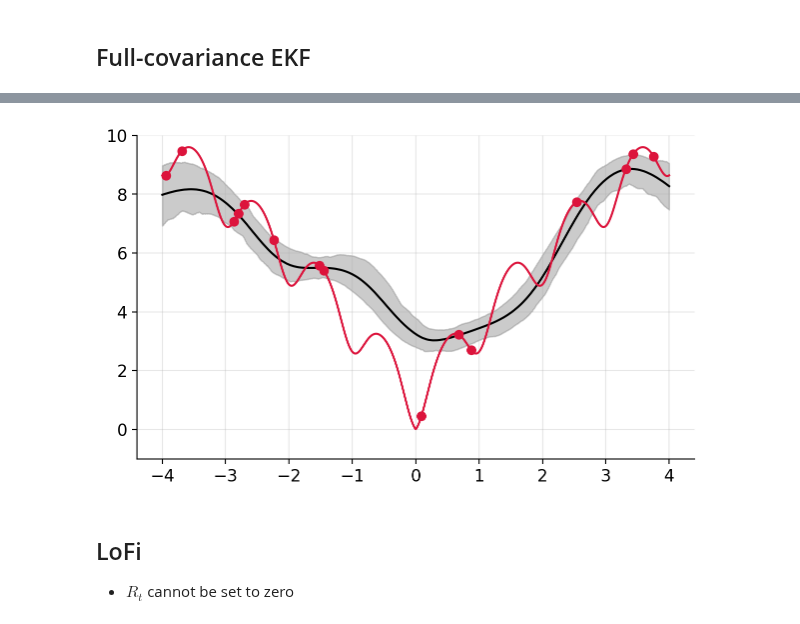
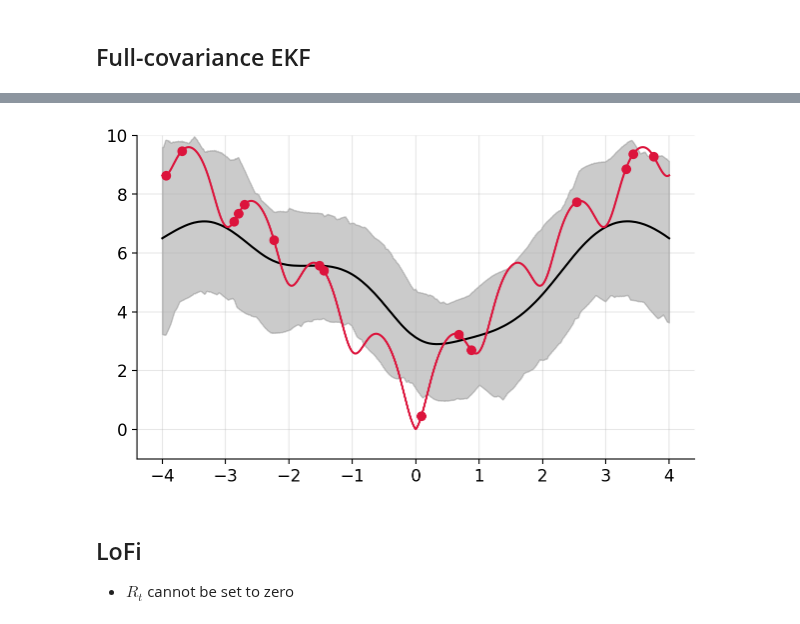
Before and after one commit to gerdm/low-rank-last-layer-inference, a Jupyter notebook: experiments/00-toy-ackley-interpolation.ipynb, the cells around one changed output, grey strips where cells are left out. Saved outputs shown, nothing was run; the diff lists cells and outputs as text; code cells hidden in the pictures.

```diff
--- a/experiments/00-toy-ackley-interpolation.ipynb
+++ b/experiments/00-toy-ackley-interpolation.ipynb
@@ -82,7 +82,7 @@ model = MLP()
 params_init = model.init(key_train, x_samples)
 
 def cov_fn(y): return 0.0
-agent = l3rfilter.LowRankLastLayer(
+agent = hilofi.LowRankLastLayer(
     model.apply, cov_fn, dynamics_hidden=0.0, dynamics_last=0.0, rank=50
 )
 bel_init = agent.init_bel(params_init, cov_hidden=0.01, cov_last=10.0, low_rank_diag=False)
@@ -107,7 +107,7 @@ lbound = np.quantile(eval_samples, qlow, axis=0)
 ubound = np.quantile(eval_samples, qhigh, axis=0)
 meanpred = eval_samples.mean(axis=0)
 
-res["ll-lrkf"] = {
+res["hilofi"] = {
     "lbound": lbound,
     "ubound": ubound,
     "mean-pred": meanpred
@@ -130,13 +130,10 @@ plt.grid(alpha=0.3)
 model = MLP()
 params_init = model.init(key_train, x_samples)
 
-def cov_fn(y): return 0.001
+def cov_fn(y): return 0.00
 agent = lrkf.LowRankCovarianceFilter(
     model.apply, cov_fn, dynamics_covariance=0.0, rank=50
 )
-# agent = lrkf.GaussianFilter(
-#     model.apply, dynamics_covariance=0.0, rank=300, variance=0.001
-# )
 bel_init = agent.init_bel(params_init, cov=1.0, low_rank_diag=False)
 
 
@@ -187,10 +179,9 @@ plt.grid(alpha=0.3)
 model = MLP()
 params_init = model.init(key_train, x_samples)
 
-def cov_fn(y): return 1e-3
-# agent = base_filter.ExtendedFilter(model.apply, cov_fn, dynamics_covariance=0.0)
+def cov_fn(y): return 0.0
 agent = base_filter.SquareRootFilter(model.apply, cov_fn, dynamics_covariance=0.0)
-bel_init = agent.init_bel(params_init, cov=0.01)
+bel_init = agent.init_bel(params_init, cov=0.05)
 
 bel, hist = agent.scan(bel_init, y_samples, x_samples)
 hist = jax.tree.map(np.array, hist)
@@ -201,29 +192,29 @@ Wall time: 3.55 s
 # %%
 n_samples = (100,)
 sample_params = agent.sample_params(key_sample, bel, n_samples)
 
 eval_samples = jax.vmap(agent.mean_fn, in_axes=(0, None))(sample_params, xrange[:, None]).squeeze()
 
 lbound = np.quantile(eval_samples, qlow, axis=0)
 ubound = np.quantile(eval_samples, qhigh, axis=0)
 meanpred = eval_samples.mean(axis=0)
 
-res["full-cov-EKF"] = {
+res["EKF"] = {
     "lbound": lbound,
     "ubound": ubound,
     "mean-pred": meanpred
 }
 
 plt.fill_between(xrange, lbound, ubound, color="tab:gray", alpha=0.4)
 
 # plt.plot(xrange, eval_samples.T, c="tab:gray", alpha=0.4)
 plt.plot(xrange, meanpred, c="black")
 plt.plot(xrange, yvals, c="crimson")
 plt.scatter(x_samples, y_samples, c="crimson", zorder=3)
 plt.ylim(-1, 10)
 plt.grid(alpha=0.3)
 # %% [output]
-[figure, old version]
+[figure, new version]
 # %% [markdown]
 ## LoFi
 * $R_t$ cannot be set to zero
```
Also changed, not shown: parts of 14 cells of this notebook, 4 other files.
